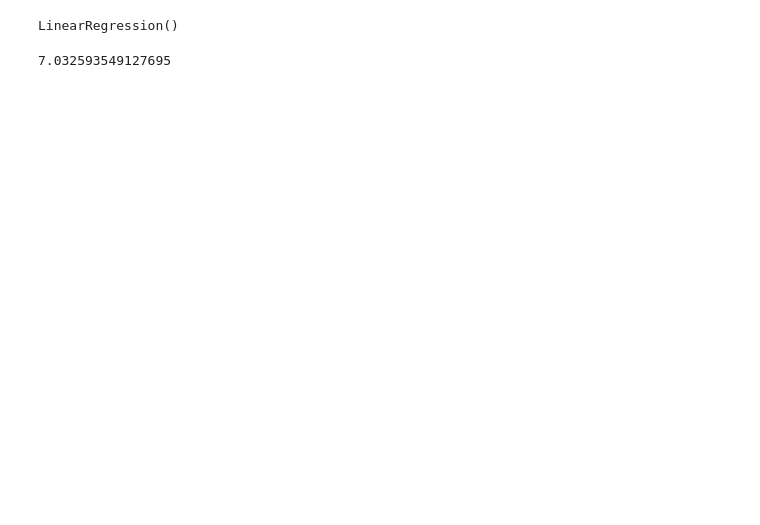
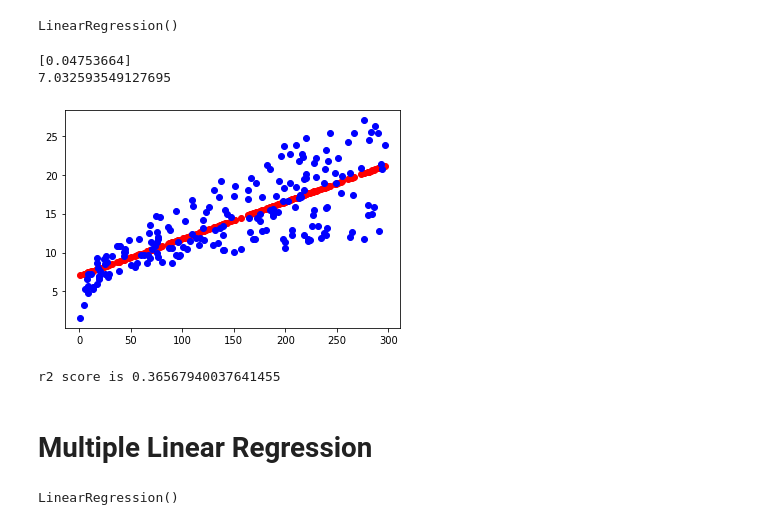
Before and after one commit to deveshdatwani/az-machine-learning, a Jupyter notebook: stat-learning-book/advertising.ipynb, the cells around one changed output. Saved outputs shown, nothing was run; the diff lists cells and outputs as text; code cells hidden in the pictures; blank space fills up the shorter version.

```diff
--- a/stat-learning-book/advertising.ipynb
+++ b/stat-learning-book/advertising.ipynb
@@ -45,3 +44,13 @@ y = sales
 from sklearn.linear_model import LinearRegression as lg_model
 # %%
 x_data = np.reshape(x_data, (200,1))
+simple_model = lg_model()
+simple_model.fit(x_data, y)
+# %% [output]
+LinearRegression()
+# %%
+print(simple_model.coef_)
+print(simple_model.intercept_)
+# %% [output]
+[0.04753664]
+7.032593549127695
@@ -47,0 +59,13 @@ x_data = np.reshape(x_data, (200,1))
+# %%
+plt.scatter(x_data, y_pred, color='red')
+plt.scatter(x_data, y, color='blue')
+plt.show()
+# %% [output]
+[figure, added]
+# %%
+from sklearn.metrics import r2_score
+print('r2 score is {}'.format(r2_score(y_pred, y)))
+# %% [output]
+r2 score is 0.36567940037641455
+# %% [markdown]
+# Multiple Linear Regression
@@ -51,6 +76,2 @@ simple_model.fit(x_data, y)
 # %% [output]
 LinearRegression()
-# %%
-simple_model.intercept_
-# %% [output]
-7.032593549127695
```
Also changed, not shown: parts of 21 cells of this notebook, 1 other file.
